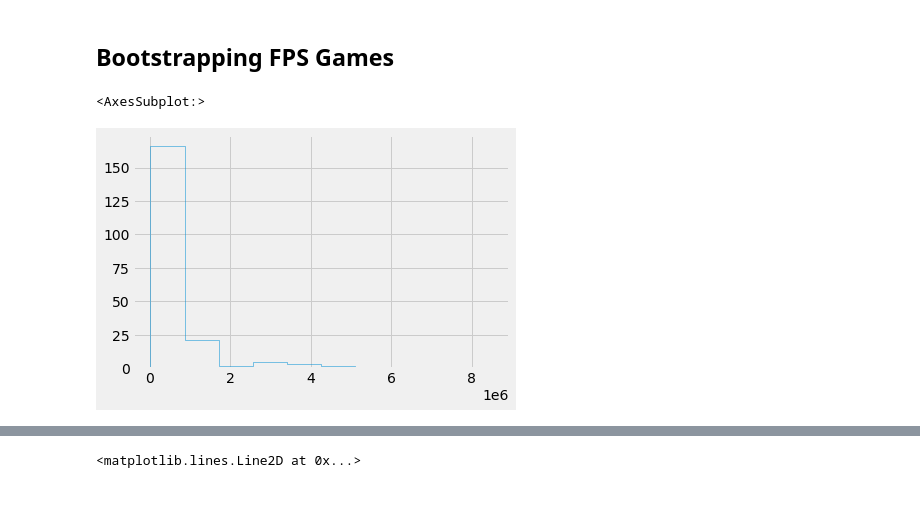
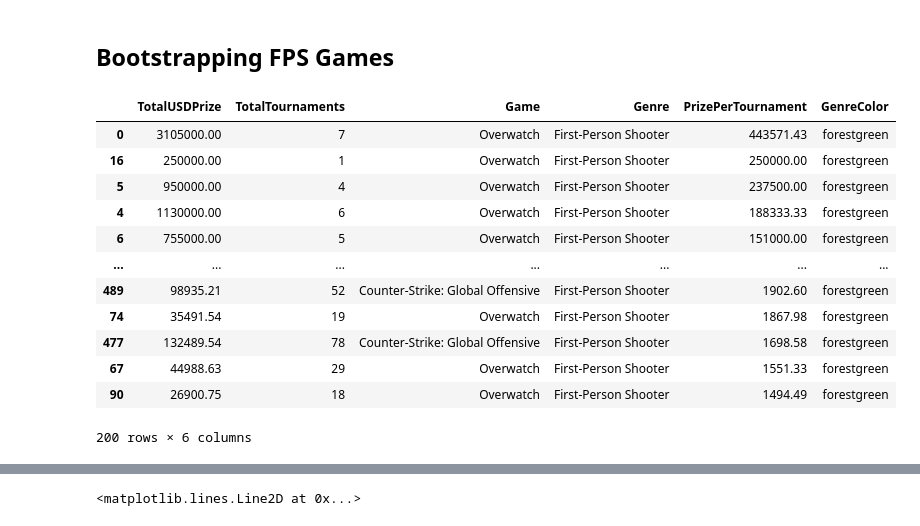
Before and after one commit to LTonstad/DSI_Capstone_One, a Jupyter notebook: testing/team_data.ipynb, the cells around one changed output, grey strips where cells are left out. Drawn from its saved outputs; the diff is of its cells as text; code cells hidden in the pictures; blank space fills up the shorter version.

```diff
--- a/testing/team_data.ipynb
+++ b/testing/team_data.ipynb
@@ -144,10 +165,21 @@ battle_royale.describe()
 # %%
 fps_corr_matrix = fps.corr()
 #sn.heatmap(fps_corr_matrix, annot=True)
 #plt.savefig('../images/corr_matrix_fps.png')
 #plt.show()
-fps.TotalUSDPrize.hist(histtype='step')
+fps.sort_values(ascending=False, by='PrizePerTournament')
 # %% [output]
+|  | TotalUSDPrize | TotalTournaments | Game | Genre | PrizePerTournament | GenreColor |
+| 0 | 3105000.00 | 7 | Overwatch | First-Person Shooter | 443571.43 | forestgreen |
+| 16 | 250000.00 | 1 | Overwatch | First-Person Shooter | 250000.00 | forestgreen |
+| 5 | 950000.00 | 4 | Overwatch | First-Person Shooter | 237500.00 | forestgreen |
+| 4 | 1130000.00 | 6 | Overwatch | First-Person Shooter | 188333.33 | forestgreen |
+| 6 | 755000.00 | 5 | Overwatch | First-Person Shooter | 151000.00 | forestgreen |
+| ... | ... | ... | ... | ... | ... | ... |
+| 489 | 98935.21 | 52 | Counter-Strike: Global Offensive | First-Person Shooter | 1902.60 | forestgreen |
+| 74 | 35491.54 | 19 | Overwatch | First-Person Shooter | 1867.98 | forestgreen |
+| 477 | 132489.54 | 78 | Counter-Strike: Global Offensive | First-Person Shooter | 1698.58 | forestgreen |
+| 67 | 44988.63 | 29 | Overwatch | First-Person Shooter | 1551.33 | forestgreen |
+| 90 | 26900.75 | 18 | Overwatch | First-Person Shooter | 1494.49 | forestgreen |
-<AxesSubplot:>
+200 rows × 6 columns
-[figure, removed]
 # %%
```
Also changed, not shown: parts of 10 cells of this notebook, 2 other files.
